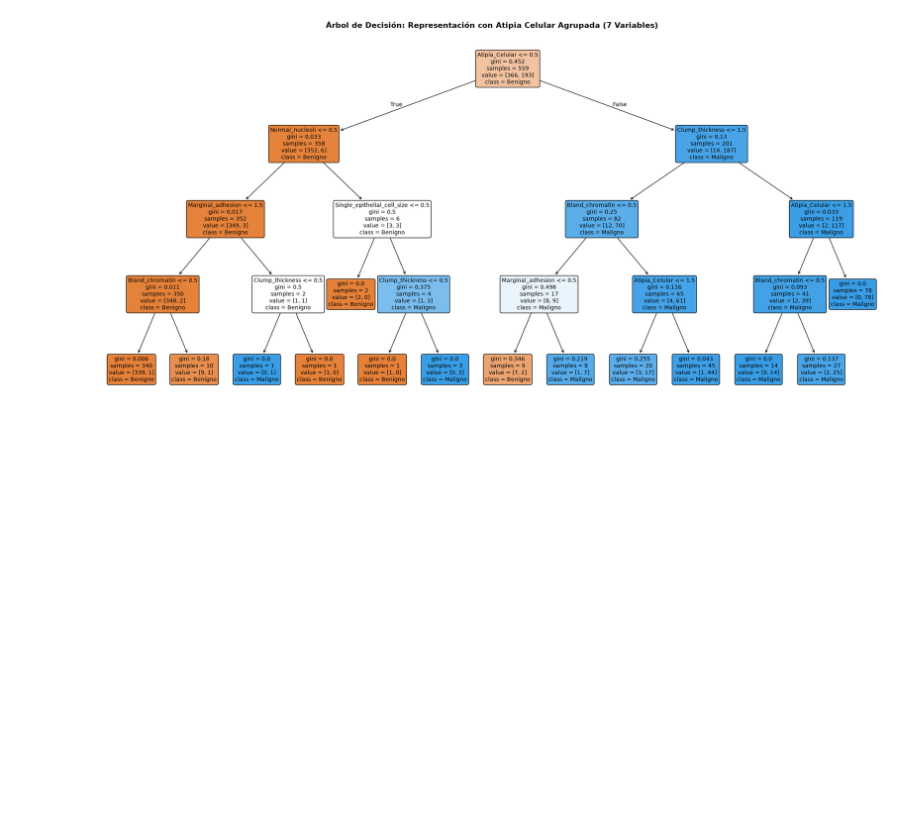
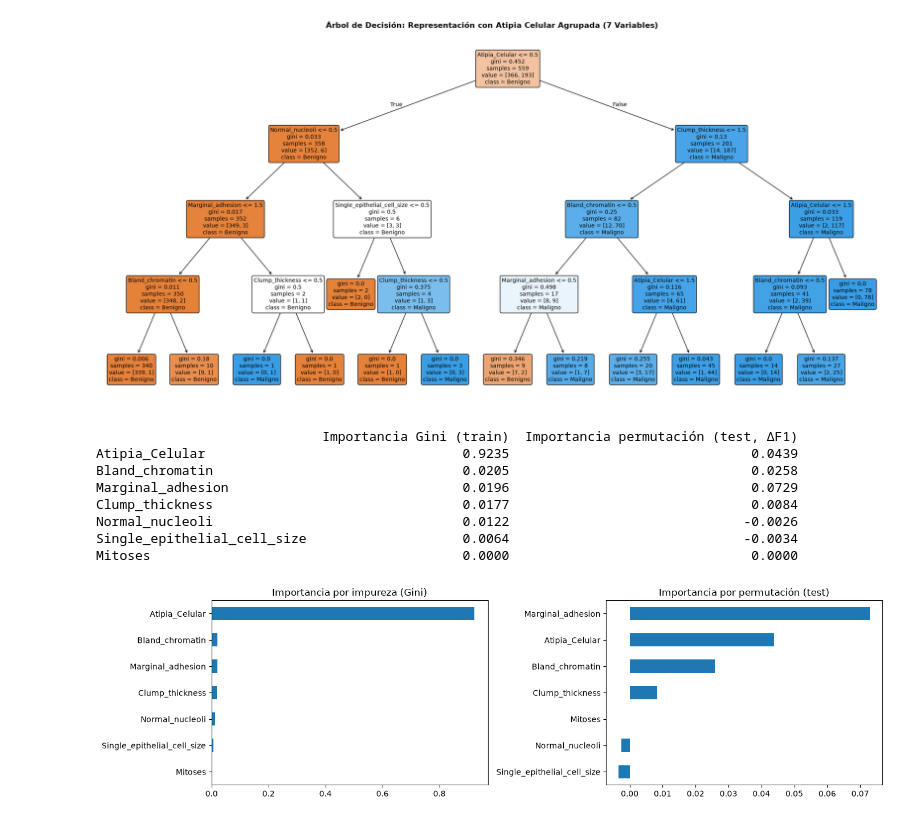
Before and after one commit to mdc-feature-engineering/wisconsin-cancer-analysis, a Jupyter notebook: notebooks/04.first_evaluation.ipynb, the cells around one changed output. Cells and saved outputs as stored; diff of their text form; code cells hidden in the pictures; blank space fills up the shorter version.

Commit message:
Added feature importance for the selected model

```diff
--- a/notebooks/04.first_evaluation.ipynb
+++ b/notebooks/04.first_evaluation.ipynb
@@ -172,3 +172,59 @@ F1                          0.8913                   0.9032
 
 ✓ Imagen del árbol guardada en: ../reports/figures/arbol_decision_atipia_agrupada.png
 [figure]
+# %%
+from sklearn.inspection import permutation_importance
+
+pipe_rep3 = pipelines['Rep. 3: Binning Agrupado (7 vars)']
+
+# 1) Importancia por impureza (Gini): cuánto reduce cada variable la impureza
+#    en los nodos del árbol. Se calcula solo con train y puede sesgarse.
+imp_gini = pd.Series(
+    pipe_rep3.named_steps['tree'].feature_importances_, index=features_rep3
+)
+
+# 2) Importancia por permutación en TEST: caída del F1 al barajar cada variable.
+#    Mide el aporte real a la predicción sobre datos no vistos.
+perm = permutation_importance(
+    pipe_rep3, X_test, y_test, scoring='f1', n_repeats=30, random_state=42
+)
+# El pipeline recibe las 9 columnas originales; se agrupan por variable de Rep. 3
+orig_cols = list(X_test.columns)
+perm_orig = pd.Series(perm.importances_mean, index=orig_cols)
+atipia_cols = [
+    'Uniformity_of_cell_size', 'Uniformity_of_cell_shape', 'Bare_nuclei'
+]
+imp_perm = pd.concat([
+    perm_orig[cols_rep3],
+    pd.Series({'Atipia_Celular': perm_orig[atipia_cols].sum()}),
+])
+
+df_imp = pd.DataFrame({
+    'Importancia Gini (train)': imp_gini,
+    'Importancia permutación (test, ΔF1)': imp_perm,
+}).sort_values('Importancia Gini (train)', ascending=False)
+print(df_imp.round(4).to_string())
+
+fig, axes = plt.subplots(1, 2, figsize=(14, 4))
+df_imp['Importancia Gini (train)'].sort_values().plot.barh(ax=axes[0])
+axes[0].set_title('Importancia por impureza (Gini)')
+df_imp['Importancia permutación (test, ΔF1)'].sort_values().plot.barh(
+    ax=axes[1]
+)
+axes[1].set_title('Importancia por permutación (test)')
+plt.tight_layout()
+plt.savefig(
+    os.path.join(carpeta_figuras, 'importancia_features_rep3.png'),
+    dpi=300, bbox_inches='tight',
+)
+plt.show()
+# %% [output]
+                             Importancia Gini (train)  Importancia permutación (test, ΔF1)
+Atipia_Celular                                 0.9235                               0.0439
+Bland_chromatin                                0.0205                               0.0258
+Marginal_adhesion                              0.0196                               0.0729
+Clump_thickness                                0.0177                               0.0084
+Normal_nucleoli                                0.0122                              -0.0026
+Single_epithelial_cell_size                    0.0064                              -0.0034
+Mitoses                                        0.0000                               0.0000
+[figure, added]
```
Also changed, not shown: parts of 1 cell of this notebook, 1 other file.
